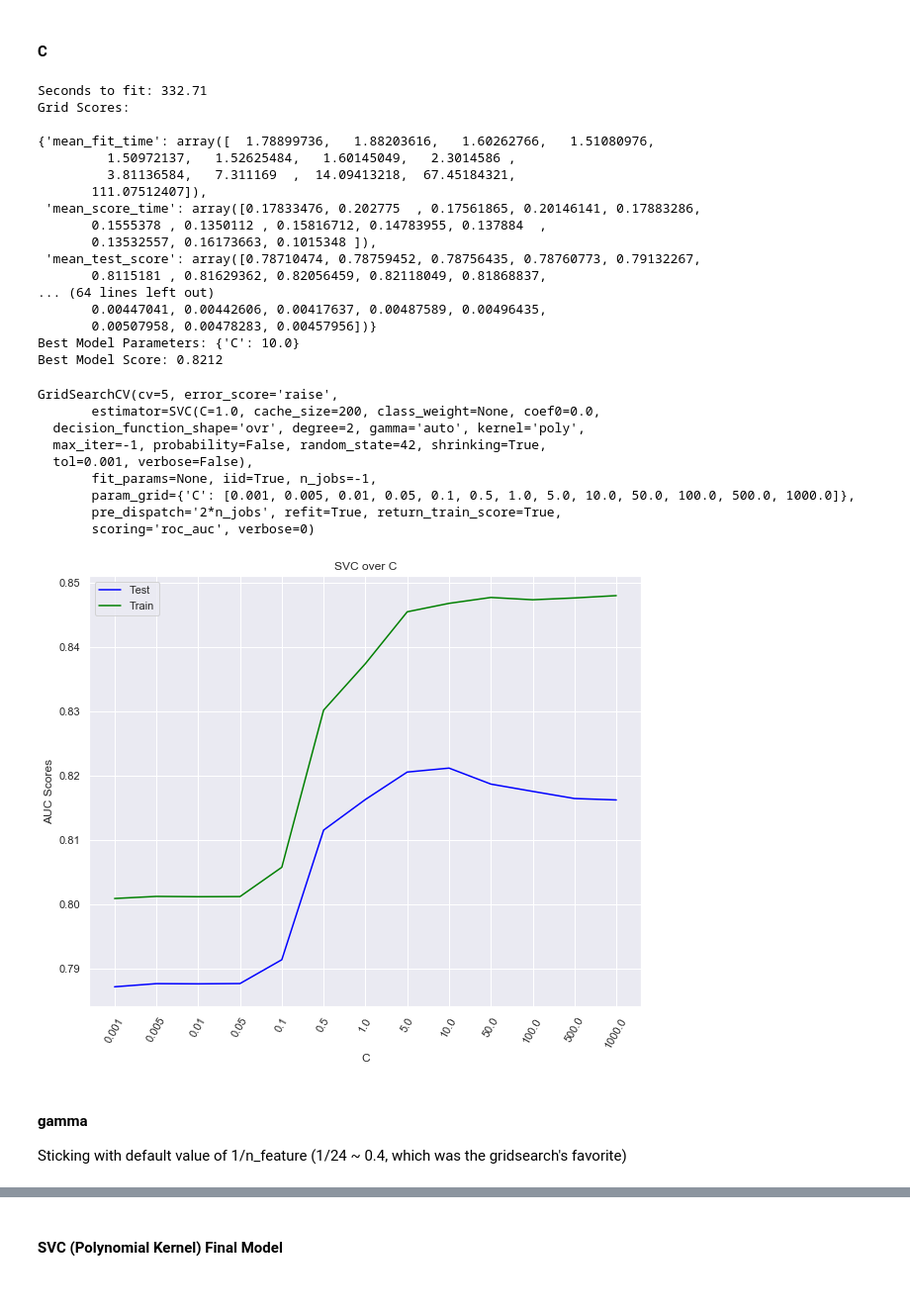
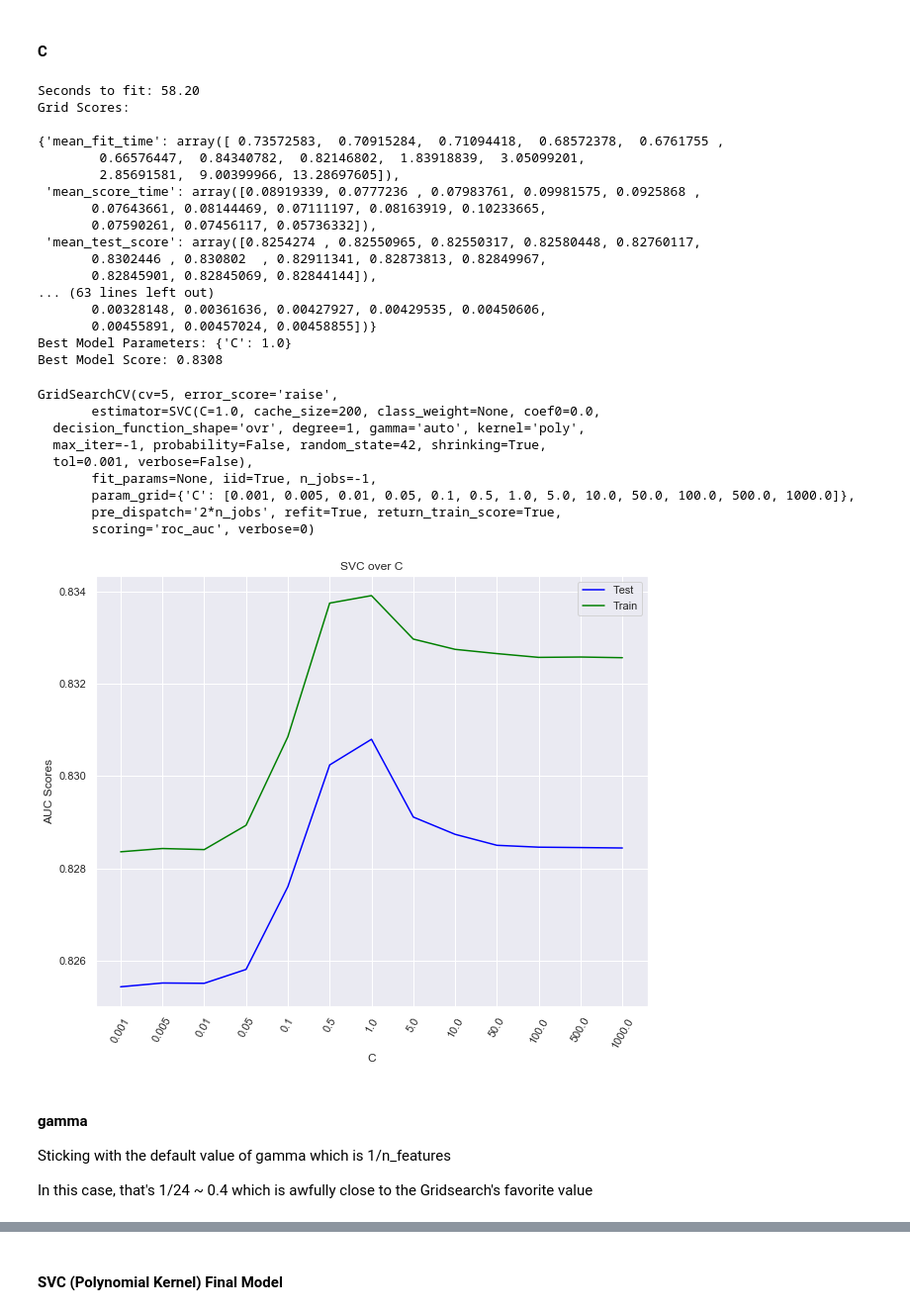
Before and after one commit to blairdev1023/telco_churn, a Jupyter notebook: src/Modeling_Vanilla.ipynb, the cells around one changed output, grey strips where cells are left out. Shown at 99% size. Drawn from its saved outputs; the diff is of its cells as text; code cells hidden in the pictures.

```diff
--- a/src/Modeling_Vanilla.ipynb
+++ b/src/Modeling_Vanilla.ipynb
@@ -29,13 +45,16 @@ pp = PrettyPrinter()
 df = pd.read_csv('../data/telco_churn_numeric.csv')
 # %%
 # Seperate Train and Test
-target = df['Churn']
+full_target = df['Churn']
 train_cols = [col for col in df.columns[1:] if col != 'Churn']
-train = df[train_cols]
+full_train = df[train_cols]
 
 # Standardize
 scaler = StandardScaler()
-train = pd.DataFrame(scaler.fit_transform(train), columns=train.columns)
+full_train = pd.DataFrame(scaler.fit_transform(full_train), columns=full_train.columns)
+
+# Train Test Split
+train_x, test_x, train_y, test_y = train_test_split(full_train, full_target, random_state=42)
 # %%
 def grid_classifier(model, train, target, parameters={}, cv=5, timed=True, feat_imp=False):
     '''
@@ -409,44 +525,46 @@ GridSearchCV(cv=5, error_score='raise',
 # %%
 model = SVC(
     random_state=42,
     kernel='poly',
-    degree=2
+    degree=1
 )
 
 parameters = {'C': [0.001, 0.005, 0.01, 0.05, 0.1, 0.5, 1.0, 5.0, 10.0, 50.0, 100.0, 500.0, 1000.0]}
 
-grid_classifier(model, train, target, parameters)
+grid_classifier(model, train_x, train_y, parameters)
 # %% [output]
-Seconds to fit: 332.71
+Seconds to fit: 58.20
 Grid Scores:
 
-{'mean_fit_time': array([  1.78899736,   1.88203616,   1.60262766,   1.51080976,
-         1.50972137,   1.52625484,   1.60145049,   2.3014586 ,
-         3.81136584,   7.311169  ,  14.09413218,  67.45184321,
-       111.07512407]),
- 'mean_score_time': array([0.17833476, 0.202775  , 0.17561865, 0.20146141, 0.17883286,
-       0.1555378 , 0.1350112 , 0.15816712, 0.14783955, 0.137884  ,
-       0.13532557, 0.16173663, 0.1015348 ]),
- 'mean_test_score': array([0.78710474, 0.78759452, 0.78756435, 0.78760773, 0.79132267,
-       0.8115181 , 0.81629362, 0.82056459, 0.82118049, 0.81868837,
-... (64 lines left out)
-       0.00447041, 0.00442606, 0.00417637, 0.00487589, 0.00496435,
-       0.00507958, 0.00478283, 0.00457956])}
-Best Model Parameters: {'C': 10.0}
-Best Model Score: 0.8212
+{'mean_fit_time': array([ 0.73572583,  0.70915284,  0.71094418,  0.68572378,  0.6761755 ,
+        0.66576447,  0.84340782,  0.82146802,  1.83918839,  3.05099201,
+        2.85691581,  9.00399966, 13.28697605]),
+ 'mean_score_time': array([0.08919339, 0.0777236 , 0.07983761, 0.09981575, 0.0925868 ,
+       0.07643661, 0.08144469, 0.07111197, 0.08163919, 0.10233665,
+       0.07590261, 0.07456117, 0.05736332]),
+ 'mean_test_score': array([0.8254274 , 0.82550965, 0.82550317, 0.82580448, 0.82760117,
+       0.8302446 , 0.830802  , 0.82911341, 0.82873813, 0.82849967,
+       0.82845901, 0.82845069, 0.82844144]),
+... (63 lines left out)
+       0.00328148, 0.00361636, 0.00427927, 0.00429535, 0.00450606,
+       0.00455891, 0.00457024, 0.00458855])}
+Best Model Parameters: {'C': 1.0}
+Best Model Score: 0.8308
 GridSearchCV(cv=5, error_score='raise',
        estimator=SVC(C=1.0, cache_size=200, class_weight=None, coef0=0.0,
-  decision_function_shape='ovr', degree=2, gamma='auto', kernel='poly',
+  decision_function_shape='ovr', degree=1, gamma='auto', kernel='poly',
   max_iter=-1, probability=False, random_state=42, shrinking=True,
   tol=0.001, verbose=False),
        fit_params=None, iid=True, n_jobs=-1,
        param_grid={'C': [0.001, 0.005, 0.01, 0.05, 0.1, 0.5, 1.0, 5.0, 10.0, 50.0, 100.0, 500.0, 1000.0]},
        pre_dispatch='2*n_jobs', refit=True, return_train_score=True,
        scoring='roc_auc', verbose=0)
-[figure, old version]
+[figure, new version]
 # %% [markdown]
 #### gamma
-Sticking with default value of 1/n_feature (1/24 ~ 0.4, which was the gridsearch's favorite)
+Sticking with the default value of gamma which is 1/n_features
+
+In this case, that's 1/24 ~ 0.4 which is awfully close to the Gridsearch's favorite value
 # %%
 model = SVC(
     random_state=42,
```
Also changed, not shown: parts of 31 cells of this notebook.
